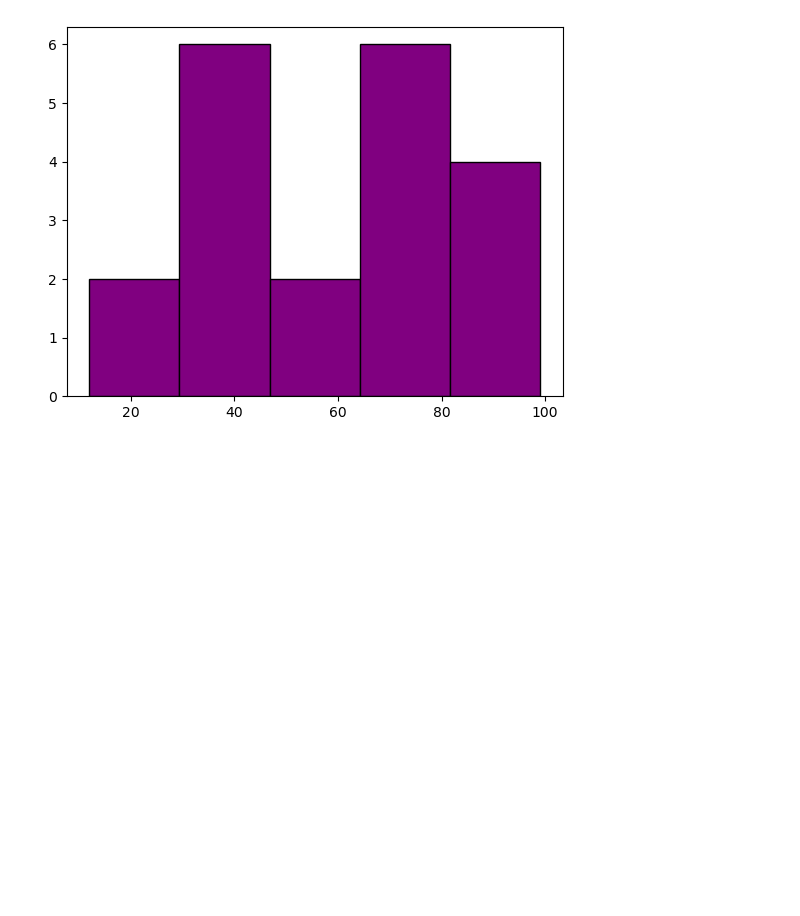
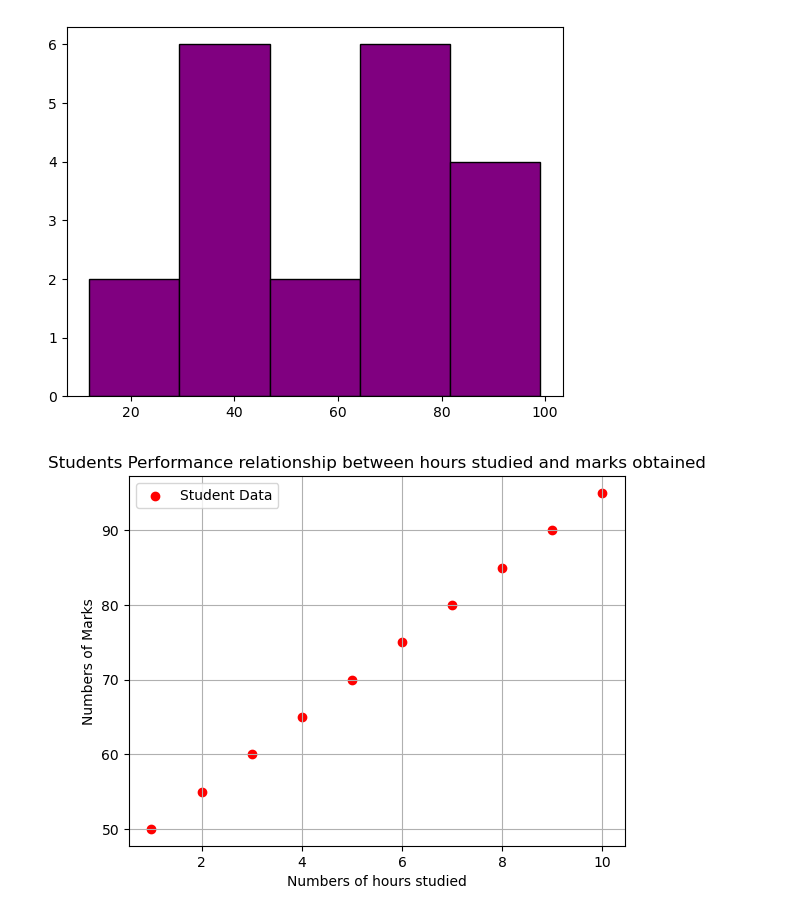
Before and after one commit to shravan6778/python_data_stack, a Jupyter notebook: MatPoltLib/Matplotlib.ipynb, the cells around one changed output. Cells and saved outputs as stored; diff of their text form; code cells hidden in the pictures; blank space fills up the shorter version.

Commit message:
Sub plot and saving plots

```diff
--- a/MatPoltLib/Matplotlib.ipynb
+++ b/MatPoltLib/Matplotlib.ipynb
@@ -79,3 +79,17 @@ plt.hist(scores,bins=5,color="purple",edgecolor="black")
 plt.show()
 # %% [output]
 [figure]
+# %%
+#Scatter Plot: It s a type of graph that uses dots to display the relationship between two numerical variables in a two-dimensional Cartesian coordinate system
+import matplotlib.pyplot as plt
+study_hours=[1,2,3,4,5,6,7,8,9,10]
+exam_scores=[50,55,60,65,70,75,80,85,90,95]
+plt.scatter(study_hours,exam_scores, color="Red",marker='o',label='Student Data')
+plt.xlabel("Numbers of hours studied")
+plt.ylabel("Numbers of Marks")
+plt.title("Students Performance relationship between hours studied and marks obtained")
+plt.legend()
+plt.grid(True)
+plt.show()
+# %% [output]
+[figure, added]
```
Also changed, not shown: parts of 2 cells of this notebook, 1 other file.
